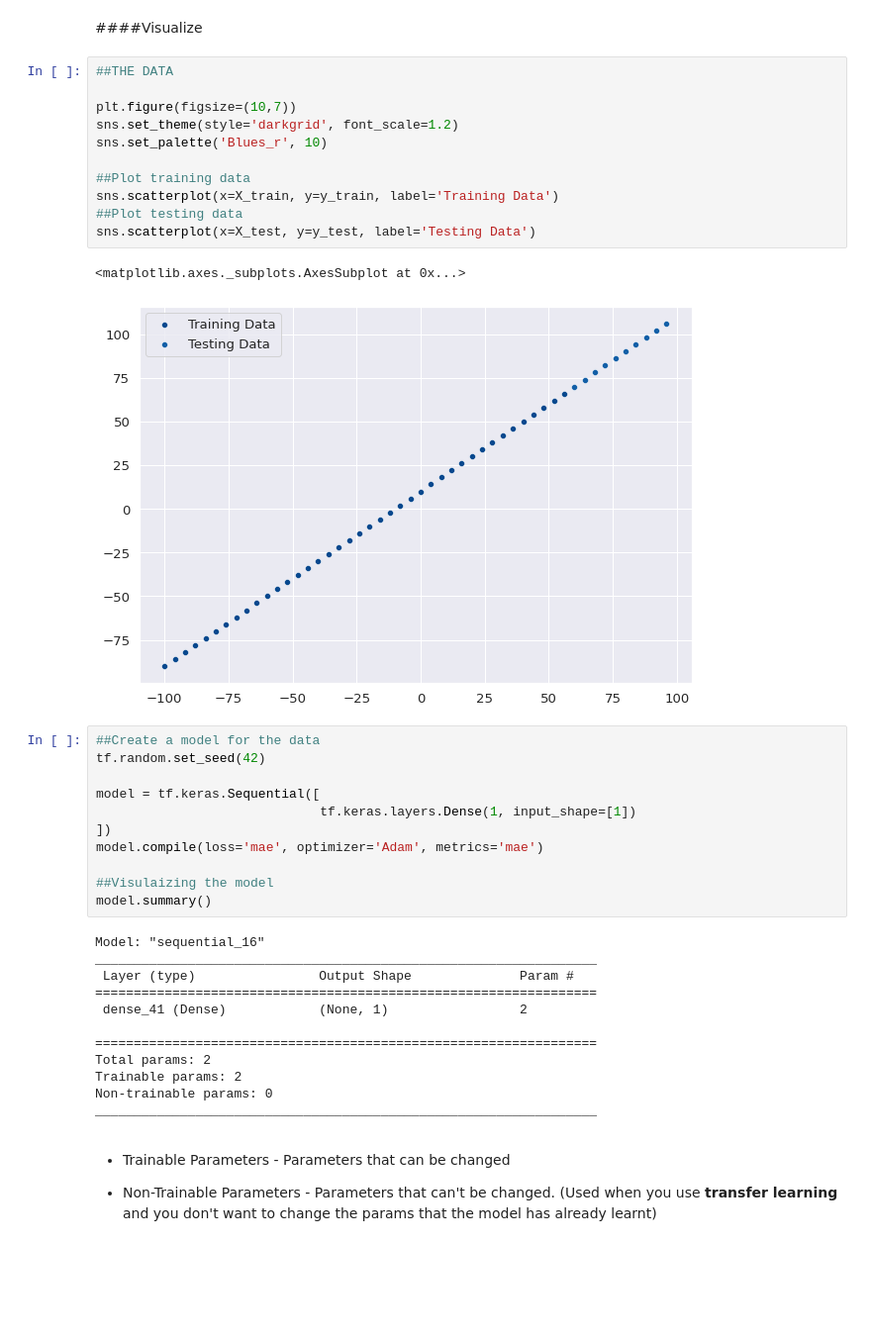
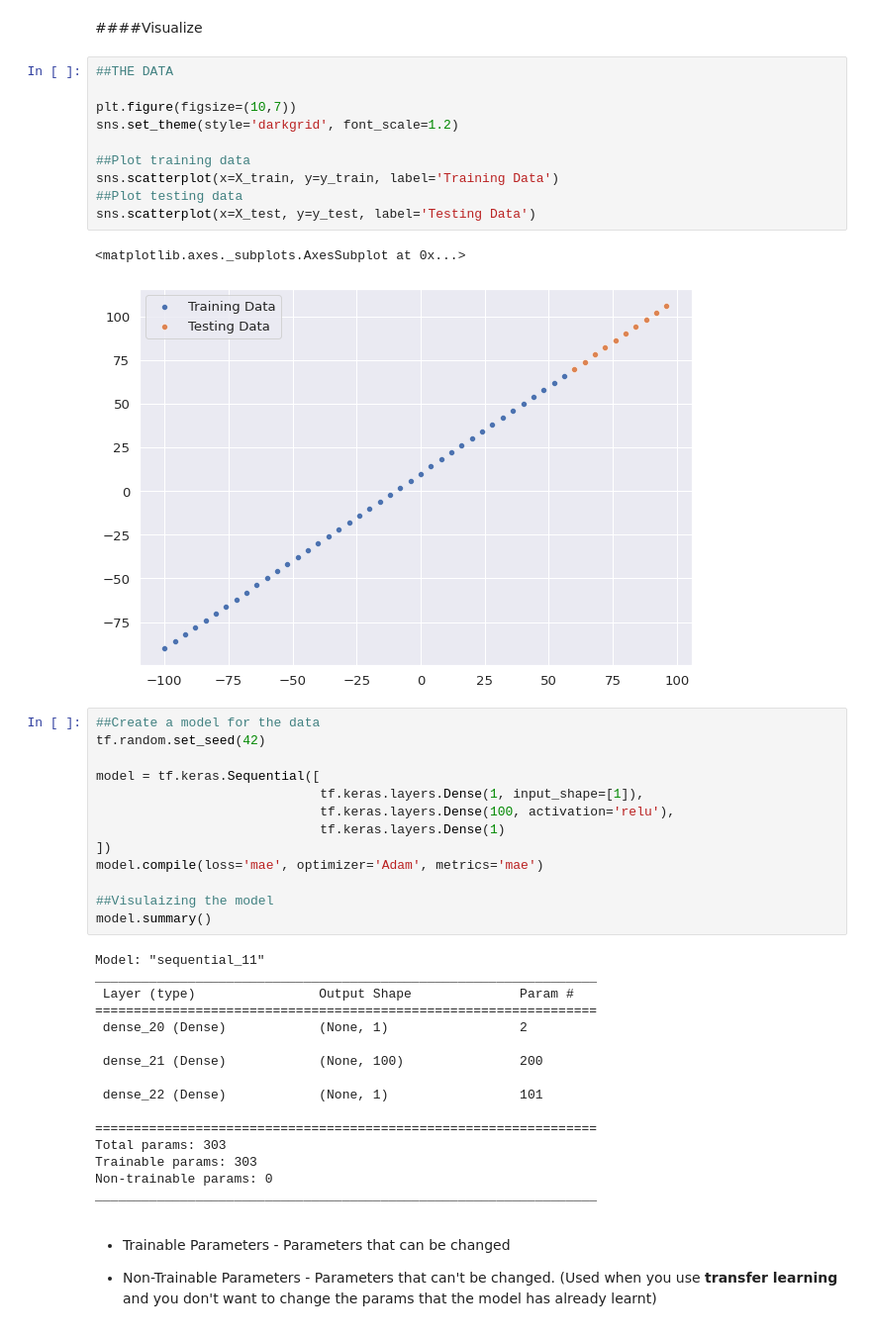
Before and after one commit to Shreyas-13/Tensorflow-Developer, a Jupyter notebook: 01_NN_Regression.ipynb, the cells around one changed output. Shown: that part at 99% size. Saved outputs shown, nothing was run; the diff lists cells and outputs as text; blank space fills up the shorter version.

```diff
--- a/01_NN_Regression.ipynb
+++ b/01_NN_Regression.ipynb
@@ -274,38 +256,43 @@ print(X_train.shape, X_test.shape, y_train.shape, y_test.shape)
 # %%
 ##THE DATA
 
 plt.figure(figsize=(10,7))
 sns.set_theme(style='darkgrid', font_scale=1.2)
-sns.set_palette('Blues_r', 10)
 
 ##Plot training data
 sns.scatterplot(x=X_train, y=y_train, label='Training Data')
 ##Plot testing data
 sns.scatterplot(x=X_test, y=y_test, label='Testing Data')
 # %% [output]
 <matplotlib.axes._subplots.AxesSubplot at 0x...>
-[figure, old version]
+[figure, new version]
 # %%
 ##Create a model for the data
 tf.random.set_seed(42)
 
 model = tf.keras.Sequential([
-                             tf.keras.layers.Dense(1, input_shape=[1])
+                             tf.keras.layers.Dense(1, input_shape=[1]),
+                             tf.keras.layers.Dense(100, activation='relu'),
+                             tf.keras.layers.Dense(1)
 ])
 model.compile(loss='mae', optimizer='Adam', metrics='mae')
 
 ##Visulaizing the model
 model.summary()
 # %% [output]
-Model: "sequential_16"
+Model: "sequential_11"
 _________________________________________________________________
  Layer (type)                Output Shape              Param #
 =================================================================
- dense_41 (Dense)            (None, 1)                 2
+ dense_20 (Dense)            (None, 1)                 2
+
+ dense_21 (Dense)            (None, 100)               200
+
+ dense_22 (Dense)            (None, 1)                 101
 
 =================================================================
-Total params: 2
-Trainable params: 2
+Total params: 303
+Trainable params: 303
 Non-trainable params: 0
 _________________________________________________________________
 # %% [markdown]
```
Also changed, not shown: parts of 12 cells of this notebook.
